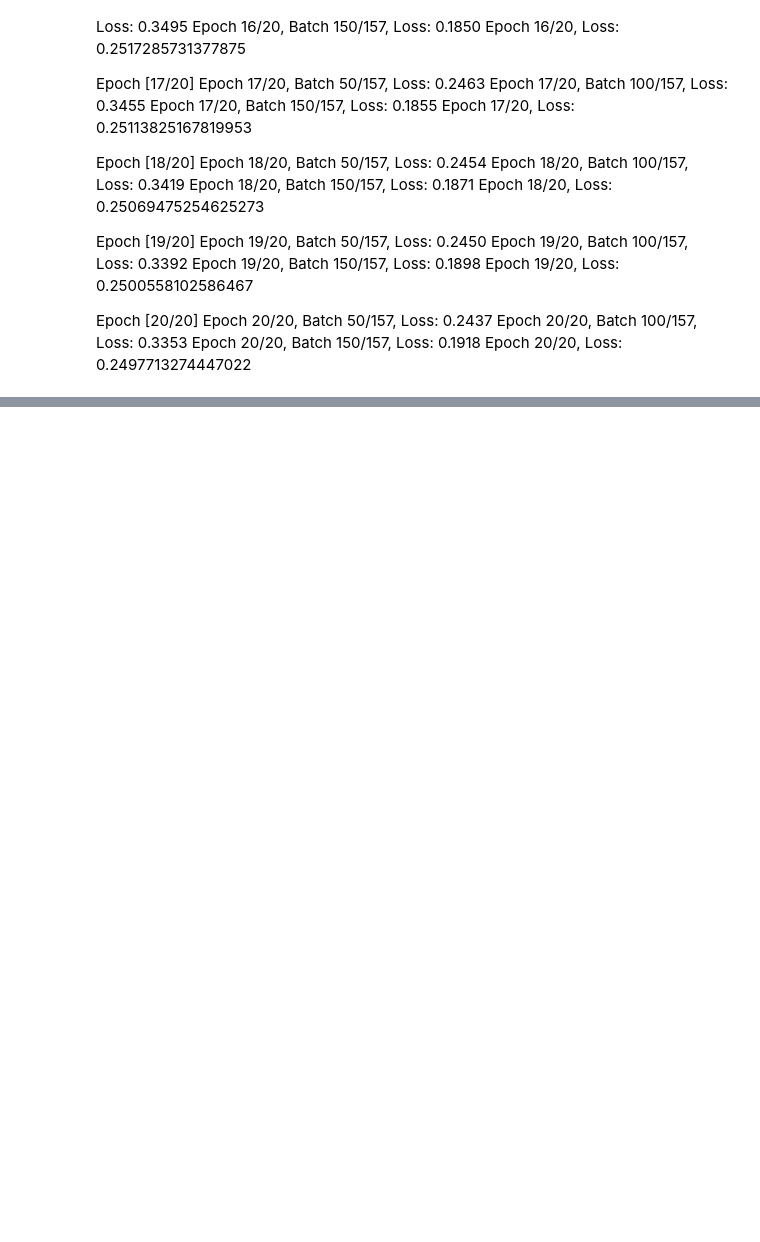
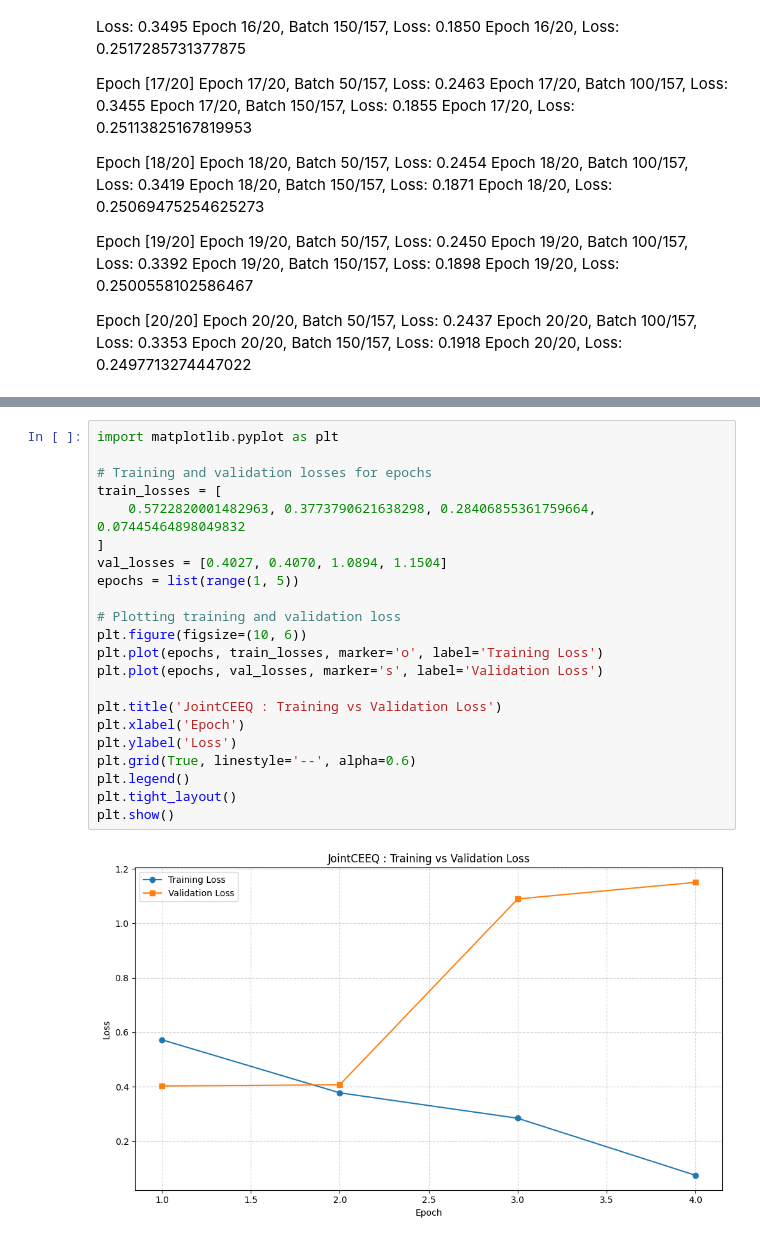
Before and after one commit to Landyaos/CSIFormer, a Jupyter notebook: experimentResult.ipynb, the cells around one changed output, grey strips where cells are left out. Drawn from its saved outputs; the diff is of its cells as text; blank space fills up the shorter version.

```diff
--- a/experimentResult.ipynb
+++ b/experimentResult.ipynb
@@ -211,0 +214,24 @@ plt.show()
+# %%
+import matplotlib.pyplot as plt
+
+# Training and validation losses for epochs
+train_losses = [
+    0.5722820001482963, 0.3773790621638298, 0.28406855361759664, 0.07445464898049832
+]
+val_losses = [0.4027, 0.4070, 1.0894, 1.1504]
+epochs = list(range(1, 5))
+
+# Plotting training and validation loss
+plt.figure(figsize=(10, 6))
+plt.plot(epochs, train_losses, marker='o', label='Training Loss')
+plt.plot(epochs, val_losses, marker='s', label='Validation Loss')
+
+plt.title('JointCEEQ : Training vs Validation Loss')
+plt.xlabel('Epoch')
+plt.ylabel('Loss')
+plt.grid(True, linestyle='--', alpha=0.6)
+plt.legend()
+plt.tight_layout()
+plt.show()
+# %% [output]
+[figure, added]
```
Also changed, not shown: parts of 2 cells of this notebook, 19 other files.
